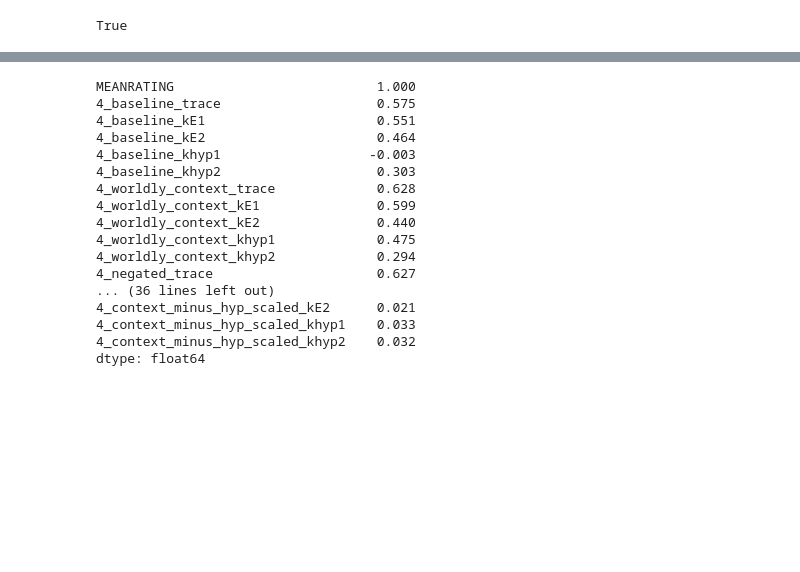
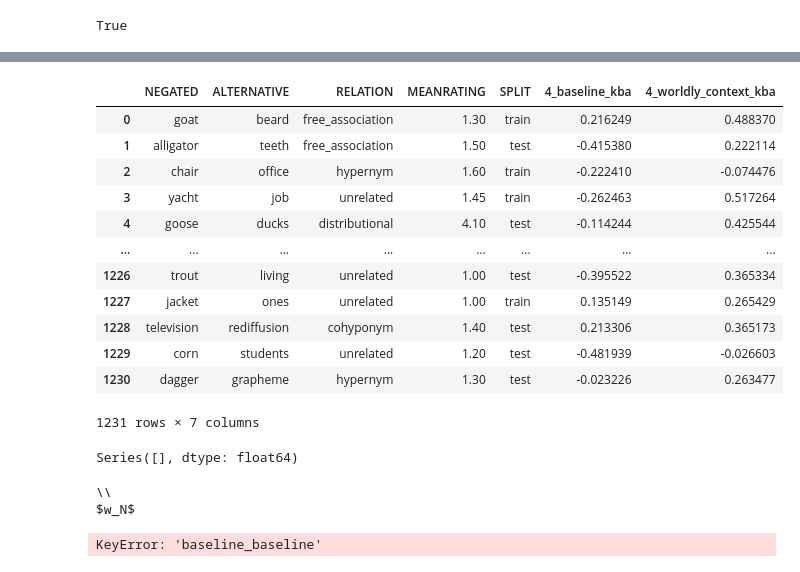
Before and after one commit to BenjaminRodatz/ConvNegWord, a Jupyter notebook: jupyter/basic_output_evaluation.ipynb, the cells around one changed output, grey strips where cells are left out. Drawn from its saved outputs; the diff is of its cells as text; code cells hidden in the pictures; blank space fills up the shorter version.

```diff
--- a/jupyter/basic_output_evaluation.ipynb
+++ b/jupyter/basic_output_evaluation.ipynb
@@ -77,33 +62,27 @@ for col in df.columns[5:]:
 # %%
 # This cell calculates and prints the correlations.
 # There may be some filtering going on, which can be adapted to once need.
 cols = []
-filter_term = ""
+filter_term = "hyp"
 
 for col in df.columns:
-    if filter_term in col:
+    if "" in col:
         cols.append(col)
 
 correlations = df[cols].corrwith(df["MEANRATING"])
 
-
-# round(correlations[correlations > 0.5])
-round(correlations, 3)
+df[cols]
 # %% [output]
+|  | NEGATED | ALTERNATIVE | RELATION | MEANRATING | SPLIT | 4_baseline_kba | 4_worldly_context_kba |
+| 0 | goat | beard | free_association | 1.30 | train | 0.216249 | 0.488370 |
+| 1 | alligator | teeth | free_association | 1.50 | test | -0.415380 | 0.222114 |
+| 2 | chair | office | hypernym | 1.60 | train | -0.222410 | -0.074476 |
+| 3 | yacht | job | unrelated | 1.45 | train | -0.262463 | 0.517264 |
+| 4 | goose | ducks | distributional | 4.10 | test | -0.114244 | 0.425544 |
+| ... | ... | ... | ... | ... | ... | ... | ... |
+| 1226 | trout | living | unrelated | 1.00 | test | -0.395522 | 0.365334 |
+| 1227 | jacket | ones | unrelated | 1.00 | train | 0.135149 | 0.265429 |
+| 1228 | television | rediffusion | cohyponym | 1.40 | test | 0.213306 | 0.365173 |
+| 1229 | corn | students | unrelated | 1.20 | test | -0.481939 | -0.026603 |
+| 1230 | dagger | grapheme | hypernym | 1.30 | test | -0.023226 | 0.263477 |
-MEANRATING                          1.000
-4_baseline_trace                    0.575
-4_baseline_kE1                      0.551
-4_baseline_kE2                      0.464
-4_baseline_khyp1                   -0.003
-4_baseline_khyp2                    0.303
-4_worldly_context_trace             0.628
-4_worldly_context_kE1               0.599
-4_worldly_context_kE2               0.440
-4_worldly_context_khyp1             0.475
-4_worldly_context_khyp2             0.294
-4_negated_trace                     0.627
-... (36 lines left out)
-4_context_minus_hyp_scaled_kE2      0.021
-4_context_minus_hyp_scaled_khyp1    0.033
-4_context_minus_hyp_scaled_khyp2    0.032
-dtype: float64
+1231 rows × 7 columns
@@ -109,0 +91,4 @@ dtype: float64
+# %%
+means[25:]
+# %% [output]
+Series([], dtype: float64)
@@ -109,0 +114,15 @@ dtype: float64
+# %%
+for i in range(len(nodes)):
+    print("\\\\")
+    print(nodes[i][2], end = '')
+    for j in range(len(nodes)):
+        name = nodes[i][1]+"_"+nodes[j][1]
+        if name not in means.keys():
+            name = nodes[j][1]+"_"+nodes[i][1]
+#         print(name, name in means.keys())
+        score = round(means[name], 3)
+        print(" & {0}".format(score), end = '')
+# %% [output]
+\\
+$w_N$
+KeyError: 'baseline_baseline'
```
Also changed, not shown: parts of 4 cells of this notebook, 7 other files.
